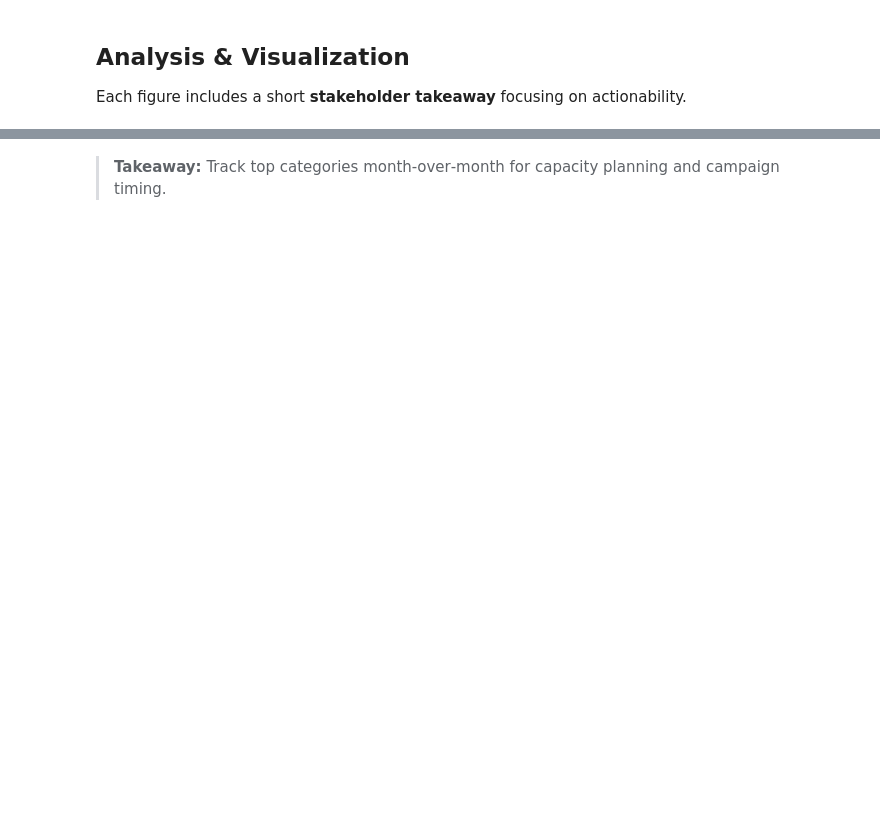
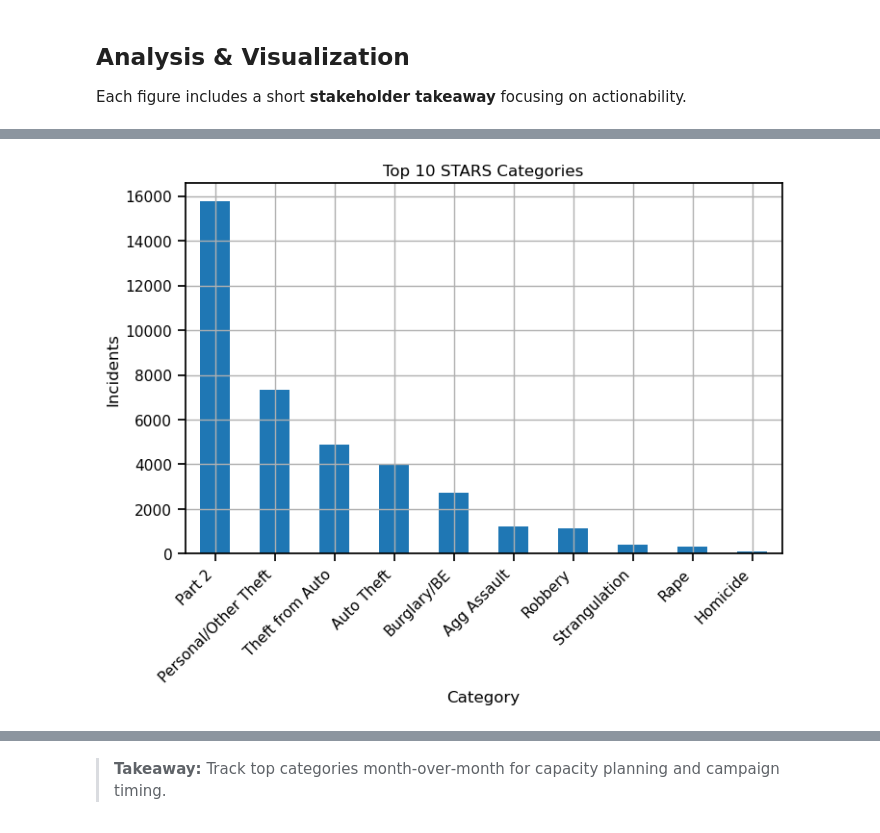
Before and after one commit to IT2053C-Gilany/final-project-sil6s, a Jupyter notebook: final-project.ipynb, the cells around one changed output, grey strips where cells are left out. Cells and saved outputs as stored; diff of their text form; code cells hidden in the pictures; blank space fills up the shorter version.

```diff
--- a/final-project.ipynb
+++ b/final-project.ipynb
@@ -207,13 +324,16 @@ else:
 # %%
 
 if "STARS_Category" in df.columns:
-    topN = 10
-    counts = df["STARS_Category"].value_counts().head(topN)
-    ax = counts.plot(kind="bar")
-    ax.set_title(f"Top {topN} STARS Categories")
-    ax.set_xlabel("Category"); ax.set_ylabel("Incidents")
-    plt.xticks(rotation=45, ha="right")
-    plt.show()
+  topN = 10
+  counts = df["STARS_Category"].value_counts().head(topN)
+  ax = counts.plot(kind="bar")
+  ax.set_title(f"Top {topN} STARS Categories")
+  ax.set_xlabel("Category")
+  ax.set_ylabel("Incidents")
+  plt.xticks(rotation=45, ha="right")
+  plt.show()
 else:
-    print("STARS_Category not available.")
+  print("STARS_Category not available.")
+# %% [output]
+[figure, added]
 # %% [markdown]
```
Also changed, not shown: parts of 26 cells of this notebook.
